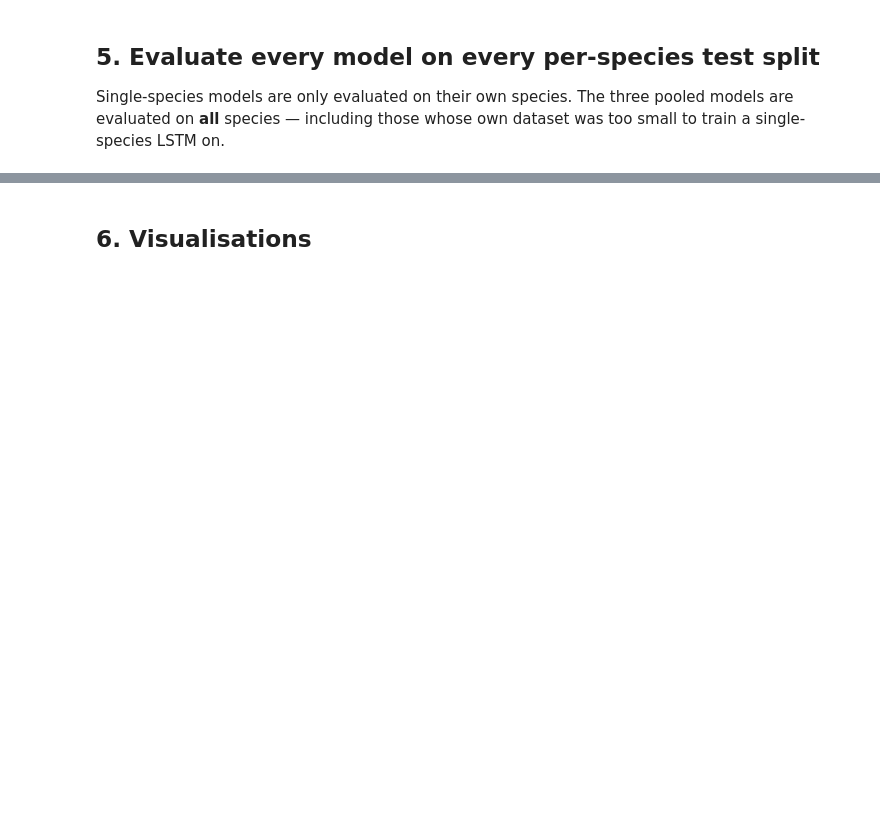
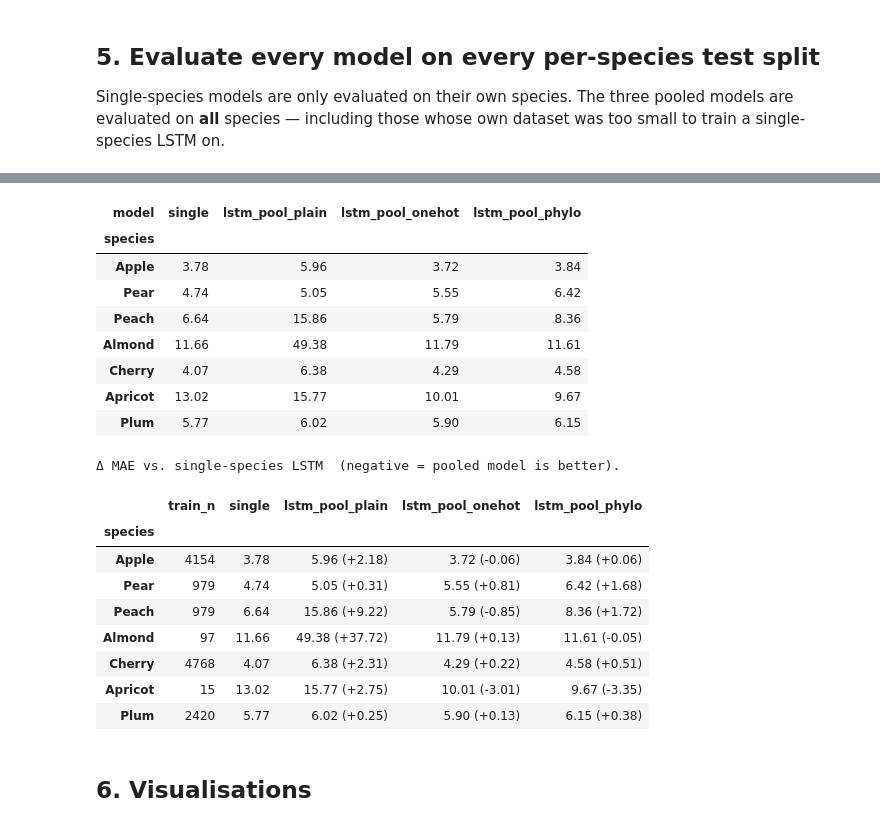
Before and after one commit to ronvree/pysephone, a Jupyter notebook: notebooks/species_lstm_comparison.ipynb, the cells around one changed output, grey strips where cells are left out. Cells and saved outputs as stored; diff of their text form; code cells hidden in the pictures; blank space fills up the shorter version.

```diff
--- a/notebooks/species_lstm_comparison.ipynb
+++ b/notebooks/species_lstm_comparison.ipynb
@@ -322,38 +373,64 @@ display(df)
 # %%
-# Per-species MAE — one column per model, one row per species
-pivot = df.pivot(index='species', columns='model', values='MAE')
-# Preserve a sensible column order
-cols_order = [f'lstm_single_{s}' for s in DATASETS_CONFIG] + \
-             ['lstm_pool_plain', 'lstm_pool_onehot', 'lstm_pool_phylo']
+# ── Per-species MAE table ────────────────────────────────────────────────────
+# Normalise model names: collapse lstm_single_<X> → 'single' for species X's own model.
+df_tbl = df.copy()
+df_tbl['model'] = df_tbl.apply(
+    lambda r: 'single' if r['model'] == f'lstm_single_{r["species"]}' else r['model'],
+    axis=1,
+)
+# Drop off-diagonal single-species rows (other species' single models evaluated here)
+df_tbl = df_tbl[~df_tbl['model'].str.startswith('lstm_single_')]
+
+pivot = df_tbl.pivot(index='species', columns='model', values='MAE')
 pivot = pivot.reindex(
-    columns=[c for c in cols_order if c in pivot.columns],
+    columns=[c for c in ['single', 'lstm_pool_plain', 'lstm_pool_onehot', 'lstm_pool_phylo']
+             if c in pivot.columns],
     index=list(DATASETS_CONFIG.keys()),
 )
 display(pivot.round(2))
 
-# Improvement of each pooled model over the species' own single-species LSTM
-print('\nΔ MAE vs. single-species LSTM (negative = pooled model is better).')
-print('Rows for species without a single-species model show the pooled MAE absolute.')
+# ── Δ MAE vs single-species LSTM ─────────────────────────────────────────────
+print('\nΔ MAE vs. single-species LSTM  (negative = pooled model is better).')
 summary_rows = []
 for s in DATASETS_CONFIG:
-    single_col = f'lstm_single_{s}'
-    has_single = single_col in pivot.columns and not np.isnan(pivot.loc[s, single_col])
+    has_single = 'single' in pivot.columns and not np.isnan(pivot.loc[s, 'single'])
     row = {
-        'species':    s,
-        'train_n':    len(per_species_trn[s]),
-        'single_MAE': round(float(pivot.loc[s, single_col]), 2) if has_single else '— (skipped)',
+        'species':  s,
+        'train_n':  len(per_species_trn[s]),
+        'single':   round(float(pivot.loc[s, 'single']), 2) if has_single else np.nan,
     }
     for pool in ['lstm_pool_plain', 'lstm_pool_onehot', 'lstm_pool_phylo']:
         if pool not in pivot.columns or np.isnan(pivot.loc[s, pool]):
             row[pool] = np.nan
             continue
         pool_mae = float(pivot.loc[s, pool])
         if has_single:
-            row[pool] = f'{pool_mae:.2f}  (Δ {pool_mae - float(pivot.loc[s, single_col]):+.2f})'
+            delta = pool_mae - float(pivot.loc[s, 'single'])
+            row[pool] = f'{pool_mae:.2f}  ({delta:+.2f})'
         else:
             row[pool] = f'{pool_mae:.2f}'
     summary_rows.append(row)
 display(pd.DataFrame(summary_rows).set_index('species'))
+# %% [output]
+| model | single | lstm_pool_plain | lstm_pool_onehot | lstm_pool_phylo |
+| species |  |  |  |  |
+| Apple | 3.78 | 5.96 | 3.72 | 3.84 |
+| Pear | 4.74 | 5.05 | 5.55 | 6.42 |
+| Peach | 6.64 | 15.86 | 5.79 | 8.36 |
+| Almond | 11.66 | 49.38 | 11.79 | 11.61 |
+| Cherry | 4.07 | 6.38 | 4.29 | 4.58 |
+| Apricot | 13.02 | 15.77 | 10.01 | 9.67 |
+| Plum | 5.77 | 6.02 | 5.90 | 6.15 |
+Δ MAE vs. single-species LSTM  (negative = pooled model is better).
+|  | train_n | single | lstm_pool_plain | lstm_pool_onehot | lstm_pool_phylo |
+| species |  |  |  |  |  |
+| Apple | 4154 | 3.78 | 5.96 (+2.18) | 3.72 (-0.06) | 3.84 (+0.06) |
+| Pear | 979 | 4.74 | 5.05 (+0.31) | 5.55 (+0.81) | 6.42 (+1.68) |
+| Peach | 979 | 6.64 | 15.86 (+9.22) | 5.79 (-0.85) | 8.36 (+1.72) |
+| Almond | 97 | 11.66 | 49.38 (+37.72) | 11.79 (+0.13) | 11.61 (-0.05) |
+| Cherry | 4768 | 4.07 | 6.38 (+2.31) | 4.29 (+0.22) | 4.58 (+0.51) |
+| Apricot | 15 | 13.02 | 15.77 (+2.75) | 10.01 (-3.01) | 9.67 (-3.35) |
+| Plum | 2420 | 5.77 | 6.02 (+0.25) | 5.90 (+0.13) | 6.15 (+0.38) |
 # %% [markdown]
 ## 6. Visualisations
 # %%
```
Also changed, not shown: parts of 14 cells of this notebook, 27 other files.
